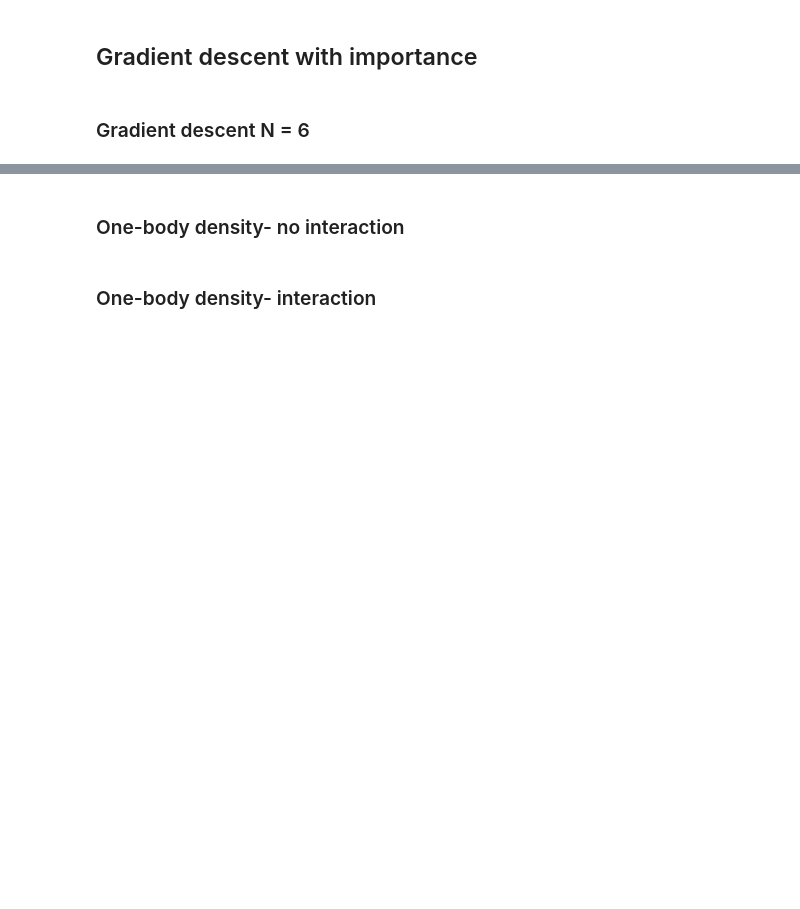
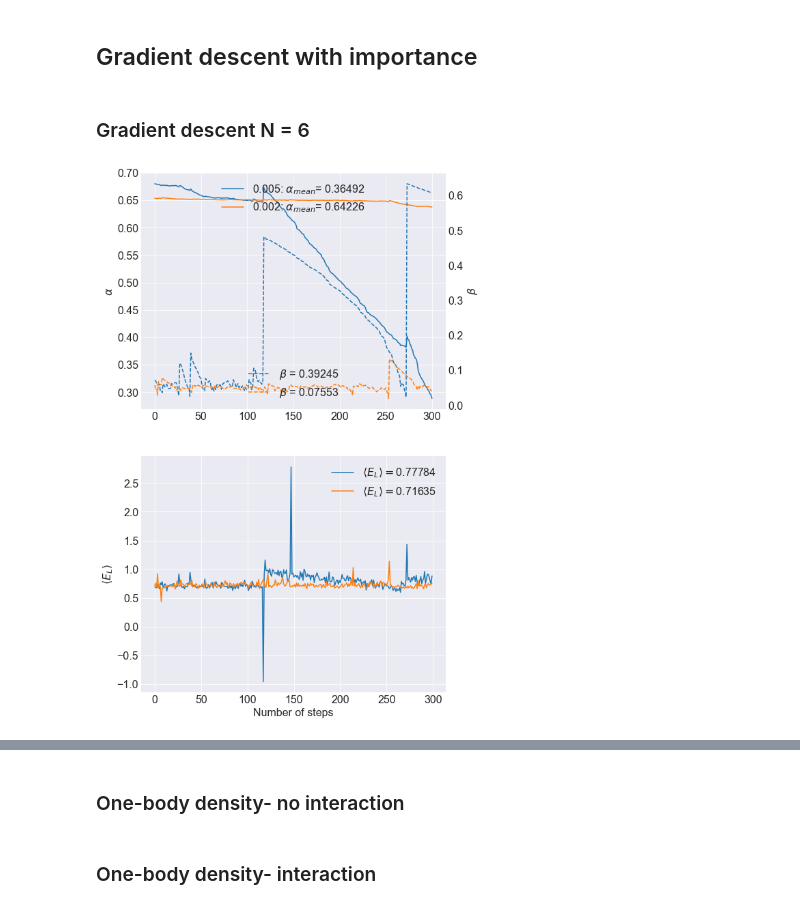
Before and after one commit to vildemjo/vmc_fermions, a Jupyter notebook: analysisscripts/plotting.ipynb, the cells around one changed output, grey strips where cells are left out. Saved outputs shown, nothing was run; the diff lists cells and outputs as text; code cells hidden in the pictures; blank space fills up the shorter version.

```diff
--- a/analysisscripts/plotting.ipynb
+++ b/analysisscripts/plotting.ipynb
@@ -188,3 +192,76 @@ legend()
 tight_layout()
 # %% [markdown]
 ### Gradient descent N = 6
+# %%
+# omega = 1.0
+# gamma = [0.1]
+# ast = [80]
+# bst = [50]
+
+# omega = 0.5
+# gamma = [0.1]
+# ast = [60]
+# bst = [40]
+
+# omega = [0.1, 0.1]
+# gamma = [0.02, 0.01]
+# ast = [79, 79]
+# bst = [22, 22]
+
+# omega = [0.08, 0.07, 0.06, 0.05, 0.04, 0.03]
+# gamma = [0.01, 0.01, 0.01, 0.01, 0.01, 0.005]
+# ast = [79, 79, 79, 77, 77, 76]
+# bst = [15, 14, 13, 13, 11, 10]
+
+# name = ["0.08", "0.07", "0.06", "0.05", "0.04", "0.03]
+
+# omega = [0.02, 0.02, 0.01, 0.01]
+# gamma = [0.005, 0.005, 0.005, 0.005]
+# ast = [76, 73, 73, 69]
+# bst = [9, 9, 8, 8]
+
+# name = ["0.02", "0.02, from ss", "0.01", "0.01, from ss"]
+
+omega = [0.01, 0.01]
+gamma = [0.005, 0.002]
+ast = [69, 66]
+bst = [8, 6]
+
+name = ["0.005", "0.002"]
+
+figure(figsize=(8,14))
+ax1 = subplot(2,1,1)
+ax2 = twinx(ax1)
+
+for y in range(len(ast)):
+
+    X = genfromtxt(file_loc + "\\exercise_g\\gradient_descent_interaction_p6_importance_omega_%i_alphastart_%i_betastart_%i_gamma_%i.txt"%(int(omega[y]*100), ast[y], bst[y], int(gamma[y]*1000)), skip_header = 1)
+
+    alpha = X[:,0]
+    beta = X[:,1]
+    energy = X[:,2]
+    derivative_alpha = X[:,3]
+    derivative_beta = X[:,4]
+
+#     alpha = alpha[0:125]
+#     beta = beta[0:125]
+#     energy = energy[0:125]
+
+
+    ax1.plot(alpha, label="%s: $\\alpha_{mean}$= %.5f"%(name[y], mean(alpha[-50:])))
+    ax1.set_ylabel("$\\alpha$")
+    ax2.plot(beta, "--",label="$\\beta$ = %.5f"%mean(beta[-50:]))
+    ax2.set_ylabel("$\\beta$")
+    ax1.legend(loc=9)
+    ax2.legend(loc=8)
+#     ax1.set_ylim([0.6,0.82])
+#     ax2.set_ylim([0.0,0.25])
+    ax2.grid(False)
+    subplot(2,1,2)
+    plot(energy[1:], label="$\\left<E_L\\right> = $%.5f"%mean(energy[-50:]))
+#     ylim([3.5-0.5,3.5+1.5])
+    ylabel( "$\\left<E_L\\right>$")
+    xlabel("Number of steps")
+    legend()
+# %% [output]
+[figure, added]
```
Also changed, not shown: parts of 3 cells of this notebook, 9 other files.
